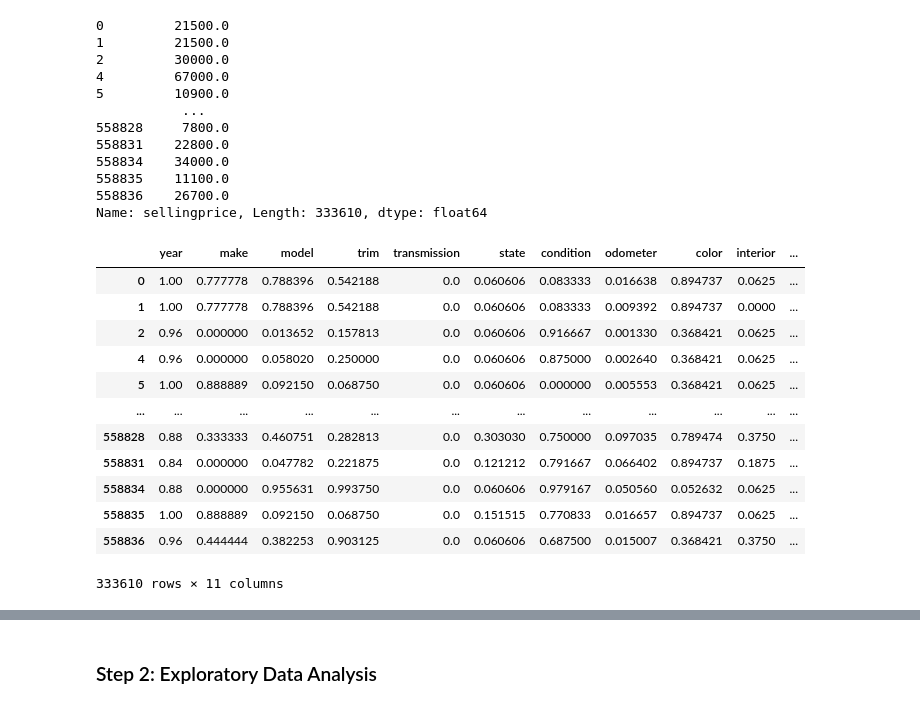
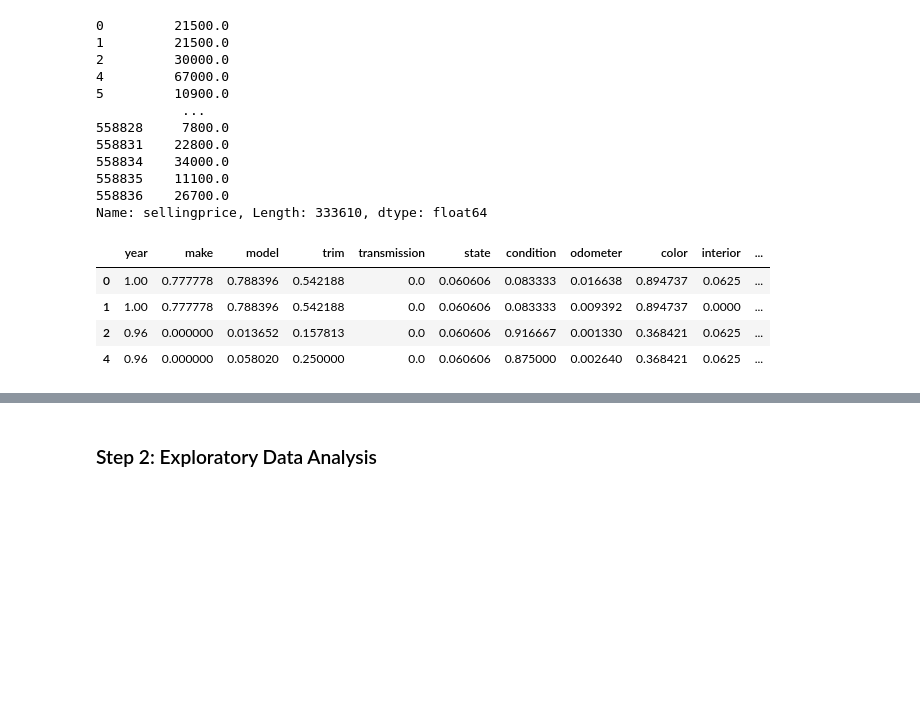
Before and after one commit to Graci98/Price_Predictions, a Jupyter notebook: Car_Price_Predictions.ipynb, the cells around one changed output, grey strips where cells are left out. Saved outputs shown, nothing was run; the diff lists cells and outputs as text; code cells hidden in the pictures; blank space fills up the shorter version.

```diff
--- a/Car_Price_Predictions.ipynb
+++ b/Car_Price_Predictions.ipynb
@@ -212,19 +199,11 @@ Name: sellingprice, Length: 333610, dtype: float64
 for i in X.columns:
     X[i] = scaler.fit_transform(np.array(X[i]).reshape(-1,1))
 # %%
-X
+X.head(4)
 # %% [output]
 |  | year | make | model | trim | transmission | state | condition | odometer | color | interior | ... |
 | 0 | 1.00 | 0.777778 | 0.788396 | 0.542188 | 0.0 | 0.060606 | 0.083333 | 0.016638 | 0.894737 | 0.0625 | ... |
 | 1 | 1.00 | 0.777778 | 0.788396 | 0.542188 | 0.0 | 0.060606 | 0.083333 | 0.009392 | 0.894737 | 0.0000 | ... |
 | 2 | 0.96 | 0.000000 | 0.013652 | 0.157813 | 0.0 | 0.060606 | 0.916667 | 0.001330 | 0.368421 | 0.0625 | ... |
 | 4 | 0.96 | 0.000000 | 0.058020 | 0.250000 | 0.0 | 0.060606 | 0.875000 | 0.002640 | 0.368421 | 0.0625 | ... |
-| 5 | 1.00 | 0.888889 | 0.092150 | 0.068750 | 0.0 | 0.060606 | 0.000000 | 0.005553 | 0.368421 | 0.0625 | ... |
-| ... | ... | ... | ... | ... | ... | ... | ... | ... | ... | ... | ... |
-| 558828 | 0.88 | 0.333333 | 0.460751 | 0.282813 | 0.0 | 0.303030 | 0.750000 | 0.097035 | 0.789474 | 0.3750 | ... |
-| 558831 | 0.84 | 0.000000 | 0.047782 | 0.221875 | 0.0 | 0.121212 | 0.791667 | 0.066402 | 0.894737 | 0.1875 | ... |
-| 558834 | 0.88 | 0.000000 | 0.955631 | 0.993750 | 0.0 | 0.060606 | 0.979167 | 0.050560 | 0.052632 | 0.0625 | ... |
-| 558835 | 1.00 | 0.888889 | 0.092150 | 0.068750 | 0.0 | 0.151515 | 0.770833 | 0.016657 | 0.894737 | 0.0625 | ... |
-| 558836 | 0.96 | 0.444444 | 0.382253 | 0.903125 | 0.0 | 0.060606 | 0.687500 | 0.015007 | 0.368421 | 0.3750 | ... |
-333610 rows × 11 columns
 # %%
```
Also changed, not shown: parts of 42 cells of this notebook, 3 other files.
